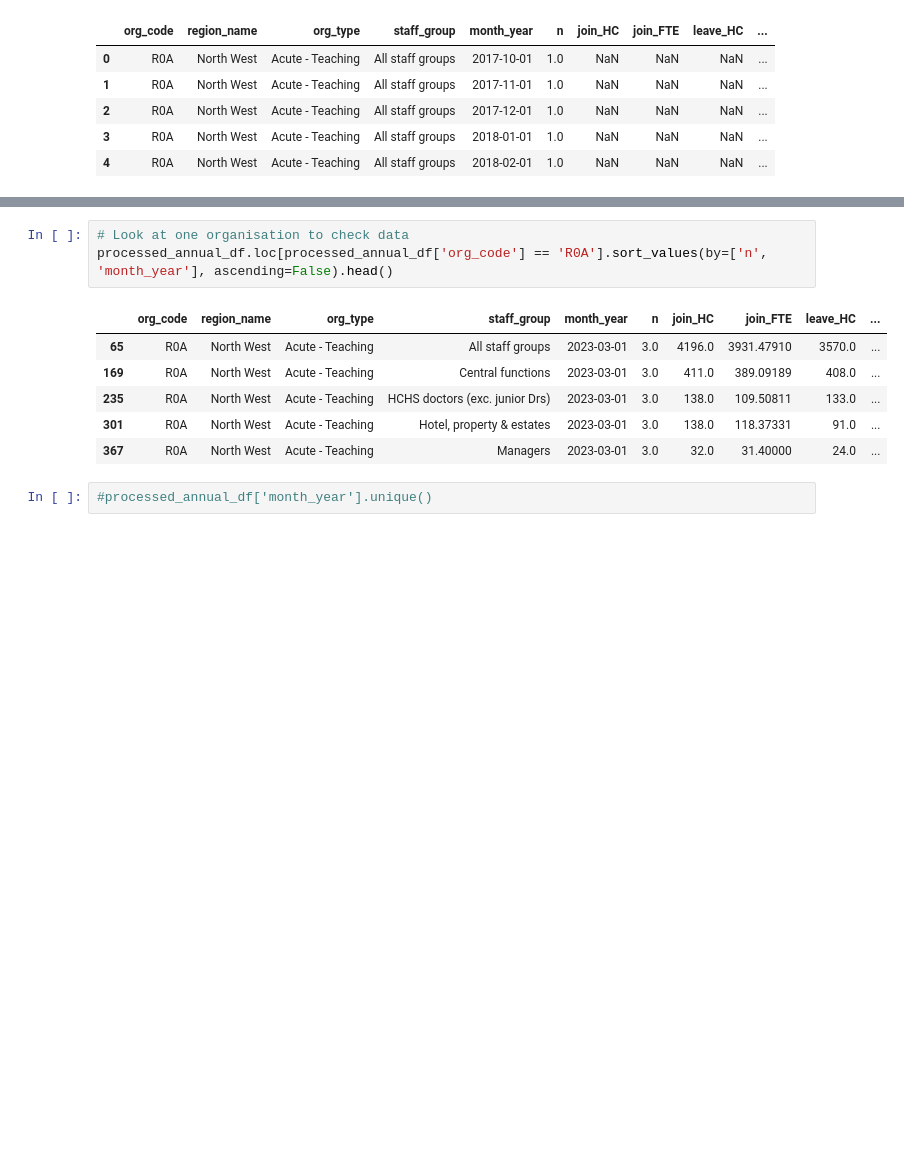
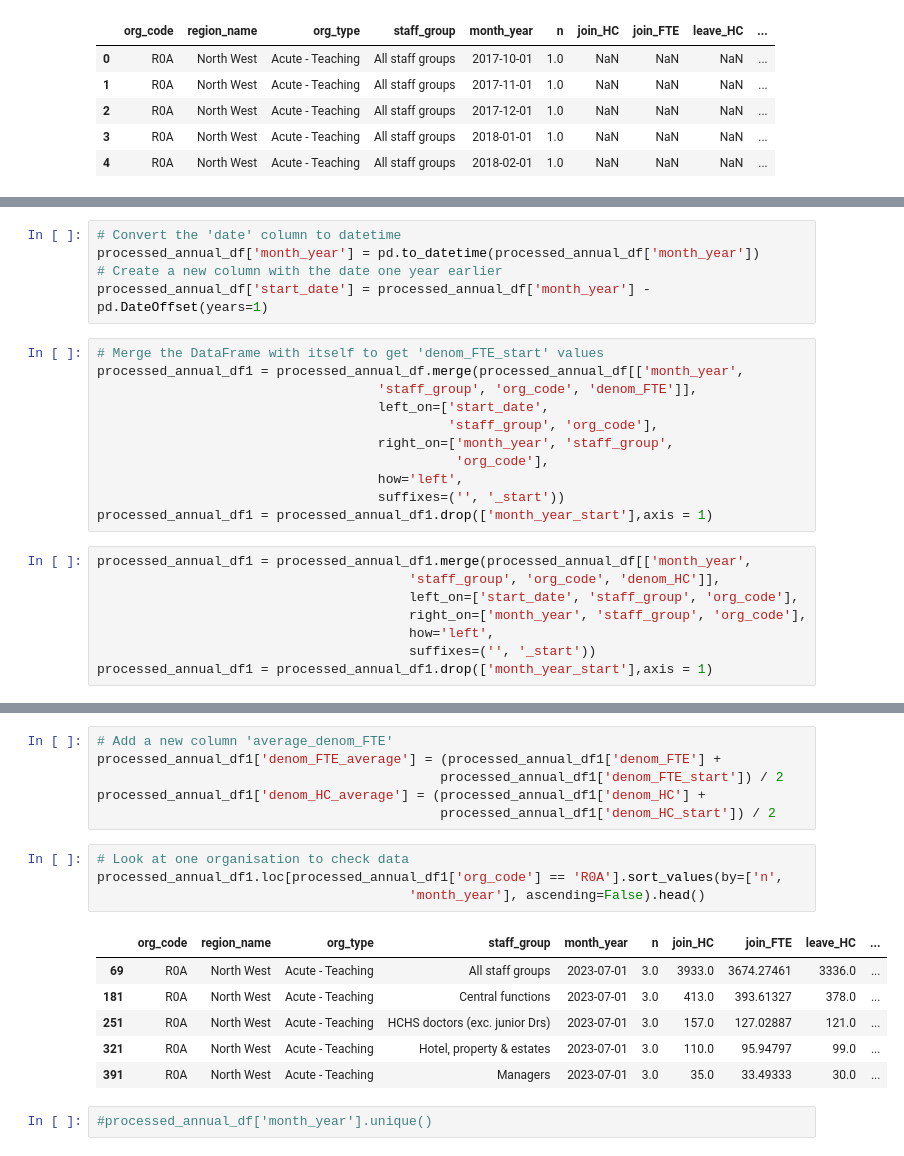
Before and after one commit to marierrogers/HSMAproject2023, a Jupyter notebook: 01_data/data_wrangling/2-wrangle-file-data.ipynb, the cells around one changed output, grey strips where cells are left out. Cells and saved outputs as stored; diff of their text form; blank space fills up the shorter version.

```diff
--- a/01_data/data_wrangling/2-wrangle-file-data.ipynb
+++ b/01_data/data_wrangling/2-wrangle-file-data.ipynb
@@ -106,0 +116,24 @@ processed_annual_df.head()
+# %%
+# Convert the 'date' column to datetime
+processed_annual_df['month_year'] = pd.to_datetime(processed_annual_df['month_year'])
+# Create a new column with the date one year earlier
+processed_annual_df['start_date'] = processed_annual_df['month_year'] - pd.DateOffset(years=1)
+# %%
+# Merge the DataFrame with itself to get 'denom_FTE_start' values
+processed_annual_df1 = processed_annual_df.merge(processed_annual_df[['month_year',
+                                    'staff_group', 'org_code', 'denom_FTE']],
+                                    left_on=['start_date',
+                                             'staff_group', 'org_code'],
+                                    right_on=['month_year', 'staff_group',
+                                              'org_code'],
+                                    how='left',
+                                    suffixes=('', '_start'))
+processed_annual_df1 = processed_annual_df1.drop(['month_year_start'],axis = 1)
+# %%
+processed_annual_df1 = processed_annual_df1.merge(processed_annual_df[['month_year',
+                                        'staff_group', 'org_code', 'denom_HC']],
+                                        left_on=['start_date', 'staff_group', 'org_code'],
+                                        right_on=['month_year', 'staff_group', 'org_code'],
+                                        how='left',
+                                        suffixes=('', '_start'))
+processed_annual_df1 = processed_annual_df1.drop(['month_year_start'],axis = 1)
@@ -107,13 +149,20 @@ processed_annual_df.head()
+# %%
+# Add a new column 'average_denom_FTE'
+processed_annual_df1['denom_FTE_average'] = (processed_annual_df1['denom_FTE'] +
+                                            processed_annual_df1['denom_FTE_start']) / 2
+processed_annual_df1['denom_HC_average'] = (processed_annual_df1['denom_HC'] +
+                                            processed_annual_df1['denom_HC_start']) / 2
 # %%
 # Look at one organisation to check data
-processed_annual_df.loc[processed_annual_df['org_code'] == 'R0A'].sort_values(by=['n', 'month_year'], ascending=False).head()
+processed_annual_df1.loc[processed_annual_df1['org_code'] == 'R0A'].sort_values(by=['n',
+                                        'month_year'], ascending=False).head()
 # %% [output]
 |  | org_code | region_name | org_type | staff_group | month_year | n | join_HC | join_FTE | leave_HC | ... |
-| 65 | R0A | North West | Acute - Teaching | All staff groups | 2023-03-01 | 3.0 | 4196.0 | 3931.47910 | 3570.0 | ... |
-| 169 | R0A | North West | Acute - Teaching | Central functions | 2023-03-01 | 3.0 | 411.0 | 389.09189 | 408.0 | ... |
-| 235 | R0A | North West | Acute - Teaching | HCHS doctors (exc. junior Drs) | 2023-03-01 | 3.0 | 138.0 | 109.50811 | 133.0 | ... |
-| 301 | R0A | North West | Acute - Teaching | Hotel, property & estates | 2023-03-01 | 3.0 | 138.0 | 118.37331 | 91.0 | ... |
-| 367 | R0A | North West | Acute - Teaching | Managers | 2023-03-01 | 3.0 | 32.0 | 31.40000 | 24.0 | ... |
+| 69 | R0A | North West | Acute - Teaching | All staff groups | 2023-07-01 | 3.0 | 3933.0 | 3674.27461 | 3336.0 | ... |
+| 181 | R0A | North West | Acute - Teaching | Central functions | 2023-07-01 | 3.0 | 413.0 | 393.61327 | 378.0 | ... |
+| 251 | R0A | North West | Acute - Teaching | HCHS doctors (exc. junior Drs) | 2023-07-01 | 3.0 | 157.0 | 127.02887 | 121.0 | ... |
+| 321 | R0A | North West | Acute - Teaching | Hotel, property & estates | 2023-07-01 | 3.0 | 110.0 | 95.94797 | 99.0 | ... |
+| 391 | R0A | North West | Acute - Teaching | Managers | 2023-07-01 | 3.0 | 35.0 | 33.49333 | 30.0 | ... |
 # %%
 #processed_annual_df['month_year'].unique()
 # %%
```
Also changed, not shown: parts of 18 cells of this notebook, 6 other files.
